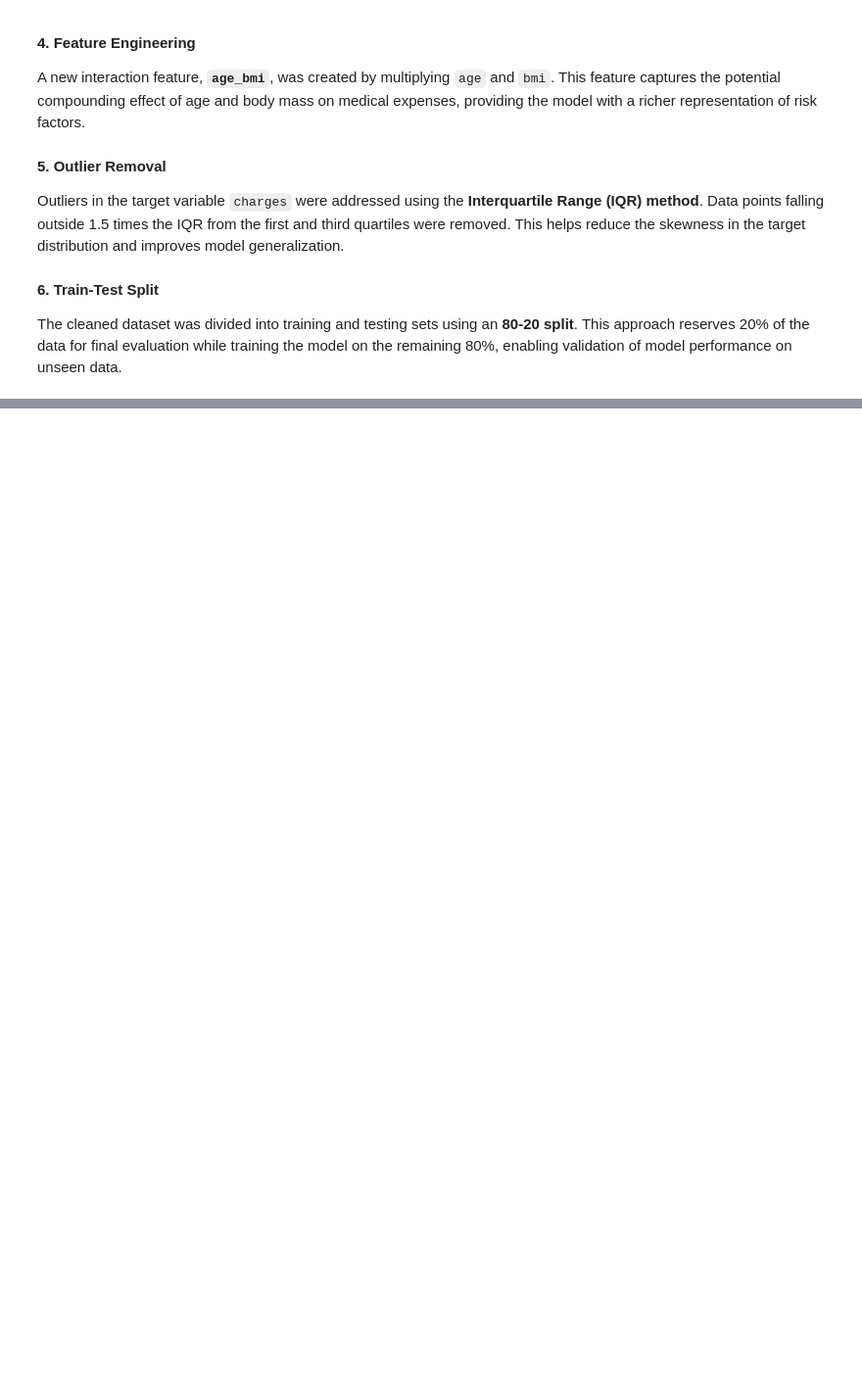
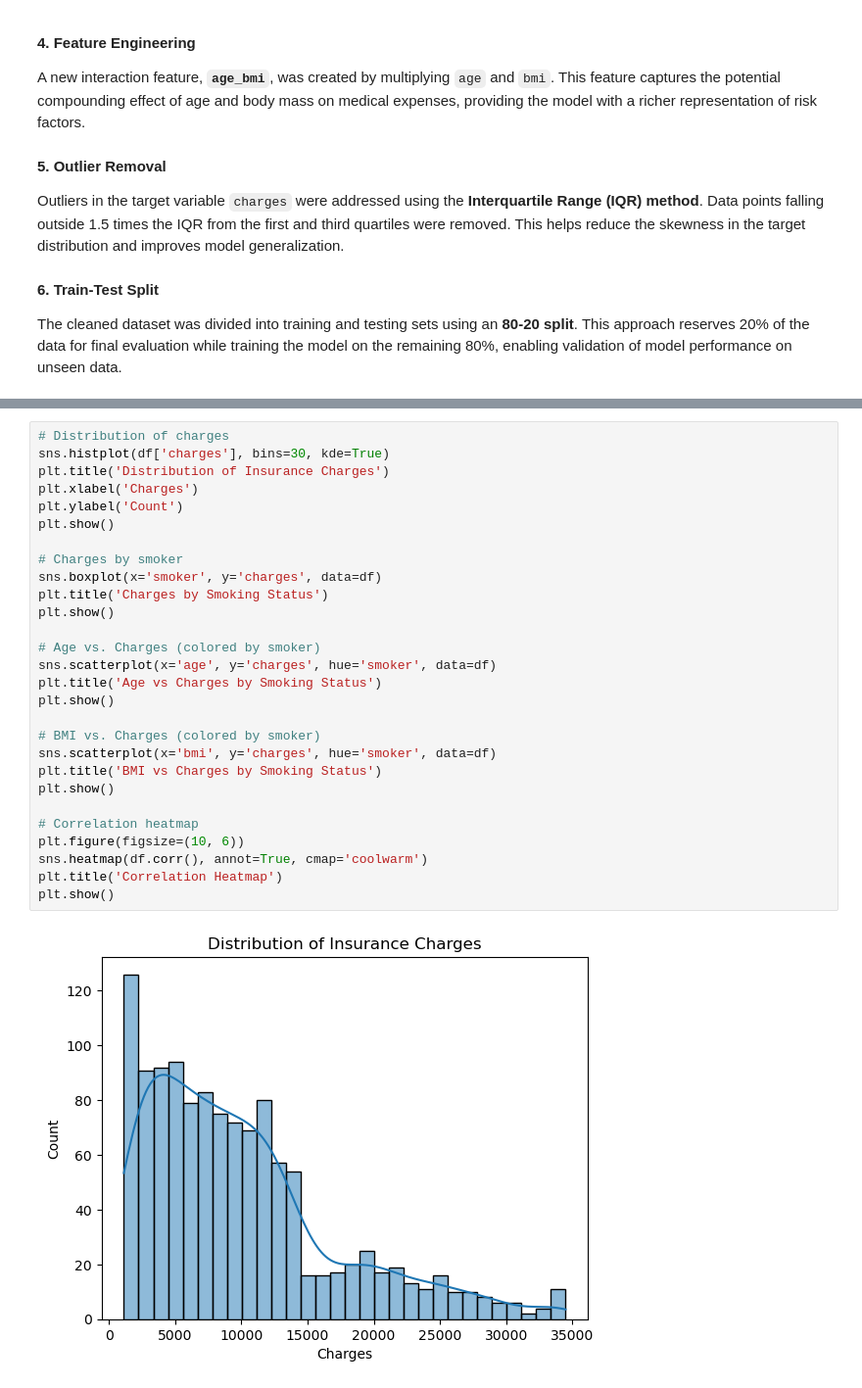
Before and after one commit to tejashri0/health-insurance-analysis, a Jupyter notebook: GroupProjectDataMining.ipynb, the cells around one changed output, grey strips where cells are left out. Shown at 98% size. Saved outputs shown, nothing was run; the diff lists cells and outputs as text; blank space fills up the shorter version.

```diff
--- a/GroupProjectDataMining.ipynb
+++ b/GroupProjectDataMining.ipynb
@@ -161,0 +198,30 @@ The cleaned dataset was divided into training and testing sets using an **80-20
+# %%
+# Distribution of charges
+sns.histplot(df['charges'], bins=30, kde=True)
+plt.title('Distribution of Insurance Charges')
+plt.xlabel('Charges')
+plt.ylabel('Count')
+plt.show()
+
+# Charges by smoker
+sns.boxplot(x='smoker', y='charges', data=df)
+plt.title('Charges by Smoking Status')
+plt.show()
+
+# Age vs. Charges (colored by smoker)
+sns.scatterplot(x='age', y='charges', hue='smoker', data=df)
+plt.title('Age vs Charges by Smoking Status')
+plt.show()
+
+# BMI vs. Charges (colored by smoker)
+sns.scatterplot(x='bmi', y='charges', hue='smoker', data=df)
+plt.title('BMI vs Charges by Smoking Status')
+plt.show()
+
+# Correlation heatmap
+plt.figure(figsize=(10, 6))
+sns.heatmap(df.corr(), annot=True, cmap='coolwarm')
+plt.title('Correlation Heatmap')
+plt.show()
+# %% [output]
+[figure, added]
```
Also changed, not shown: parts of 6 cells of this notebook.
